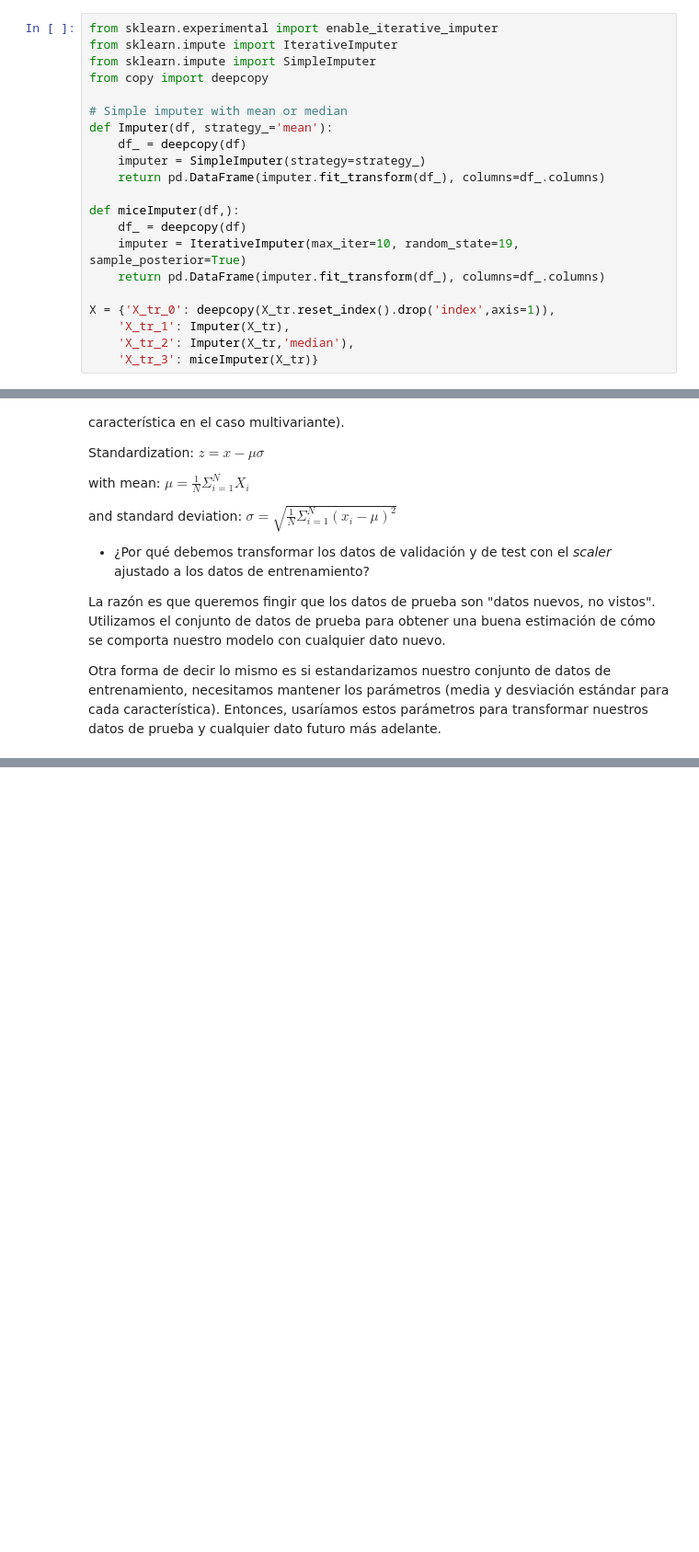
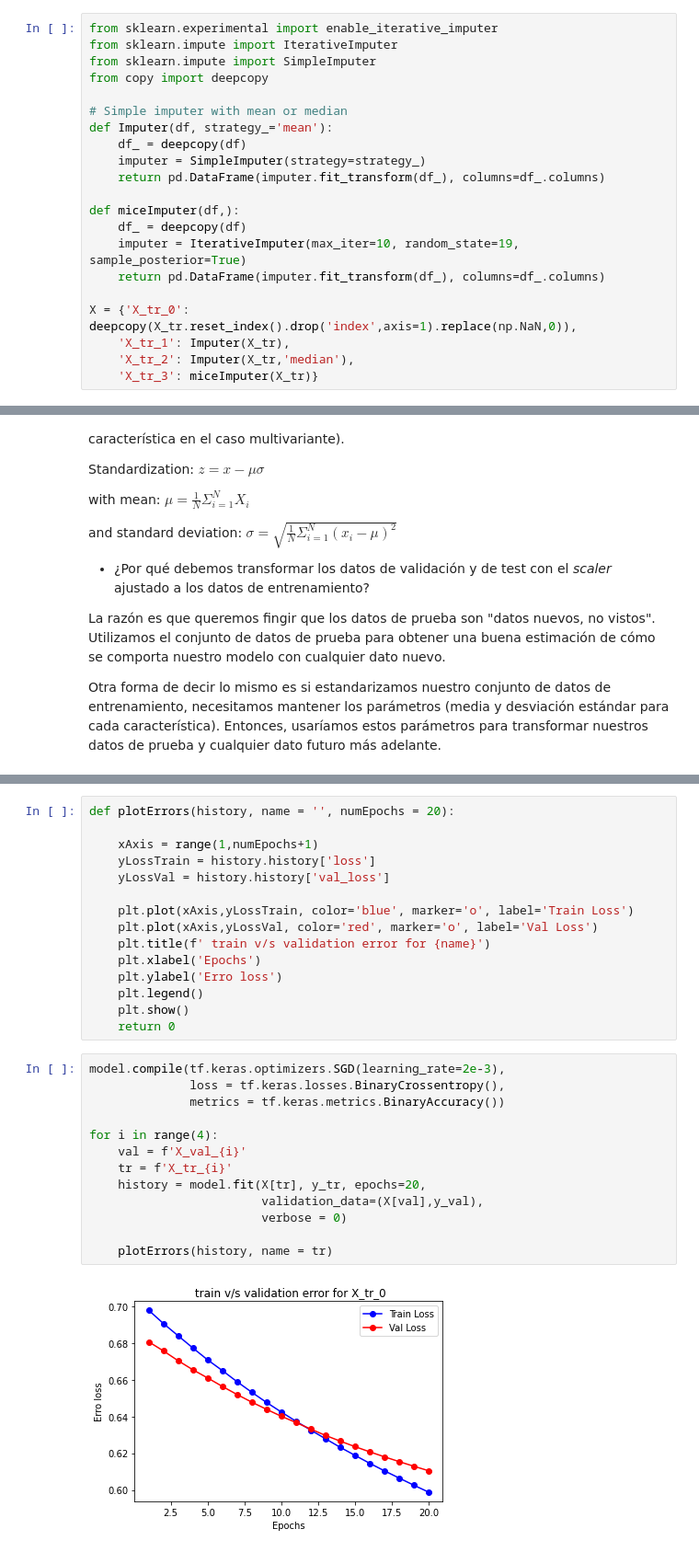
Before and after one commit to yeriel/Latin_accent_classifications, a Jupyter notebook: Tarea_Guiada_1.ipynb, the cells around one changed output, grey strips where cells are left out. Shown at 92% size. Saved outputs shown, nothing was run; the diff lists cells and outputs as text; blank space fills up the shorter version.

Commit message:
answer F missing comment on graphics

```diff
--- a/Tarea_Guiada_1.ipynb
+++ b/Tarea_Guiada_1.ipynb
@@ -238,7 +238,7 @@ def miceImputer(df,):
     imputer = IterativeImputer(max_iter=10, random_state=19, sample_posterior=True)
     return pd.DataFrame(imputer.fit_transform(df_), columns=df_.columns)
 
-X = {'X_tr_0': deepcopy(X_tr.reset_index().drop('index',axis=1)),
+X = {'X_tr_0': deepcopy(X_tr.reset_index().drop('index',axis=1).replace(np.NaN,0)),
     'X_tr_1': Imputer(X_tr),
     'X_tr_2': Imputer(X_tr,'median'),
     'X_tr_3': miceImputer(X_tr)}
@@ -311,0 +373,30 @@ Otra forma de decir lo mismo es si estandarizamos nuestro conjunto de datos de e
+# %%
+def plotErrors(history, name = '', numEpochs = 20):
+
+    xAxis = range(1,numEpochs+1)
+    yLossTrain = history.history['loss']
+    yLossVal = history.history['val_loss']
+
+    plt.plot(xAxis,yLossTrain, color='blue', marker='o', label='Train Loss')
+    plt.plot(xAxis,yLossVal, color='red', marker='o', label='Val Loss')
+    plt.title(f' train v/s validation error for {name}')
+    plt.xlabel('Epochs')
+    plt.ylabel('Erro loss')
+    plt.legend()
+    plt.show()
+    return 0
+# %%
+model.compile(tf.keras.optimizers.SGD(learning_rate=2e-3),
+              loss = tf.keras.losses.BinaryCrossentropy(),
+              metrics = tf.keras.metrics.BinaryAccuracy())
+
+for i in range(4):
+    val = f'X_val_{i}'
+    tr = f'X_tr_{i}'
+    history = model.fit(X[tr], y_tr, epochs=20,
+                        validation_data=(X[val],y_val),
+                        verbose = 0)
+
+    plotErrors(history, name = tr)
+# %% [output]
+[figure, added]
```
Also changed, not shown: parts of 15 cells of this notebook.
